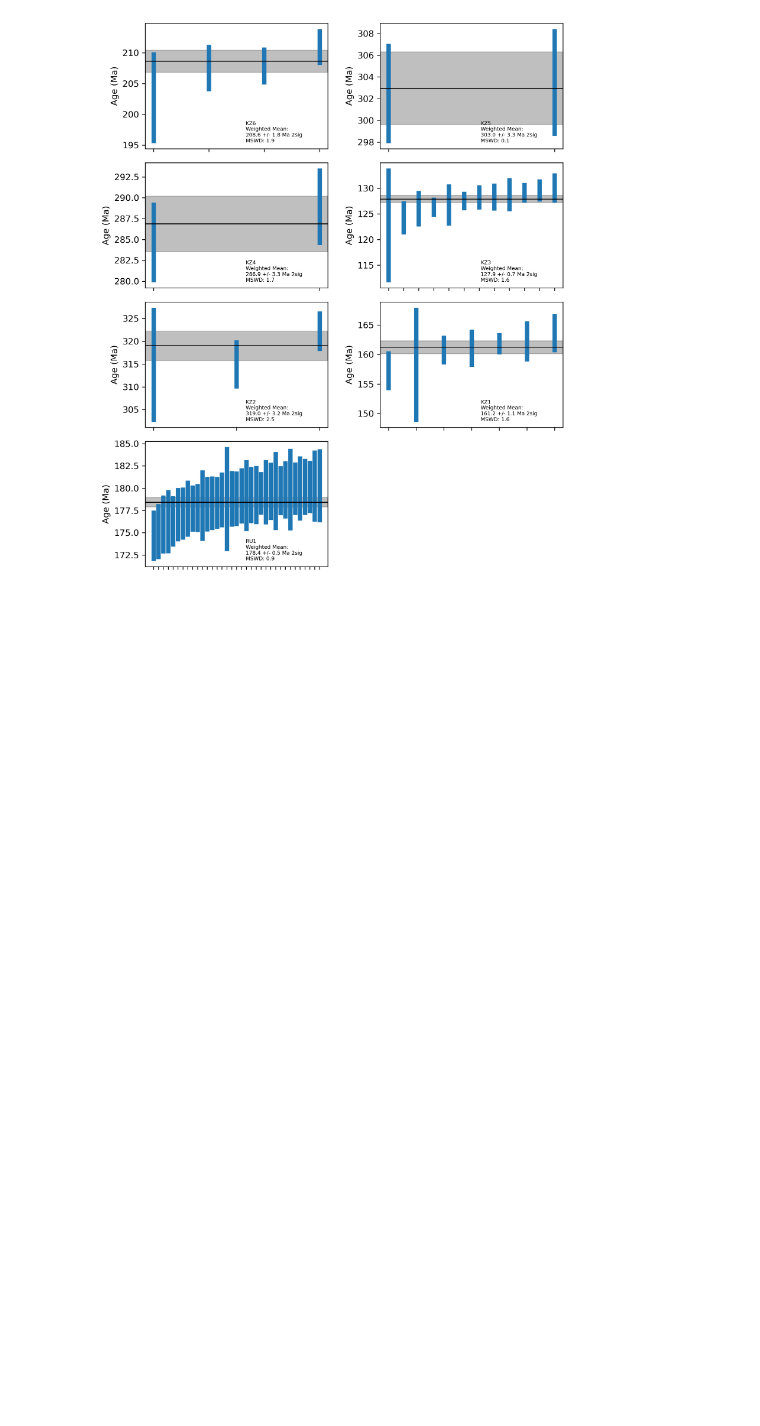
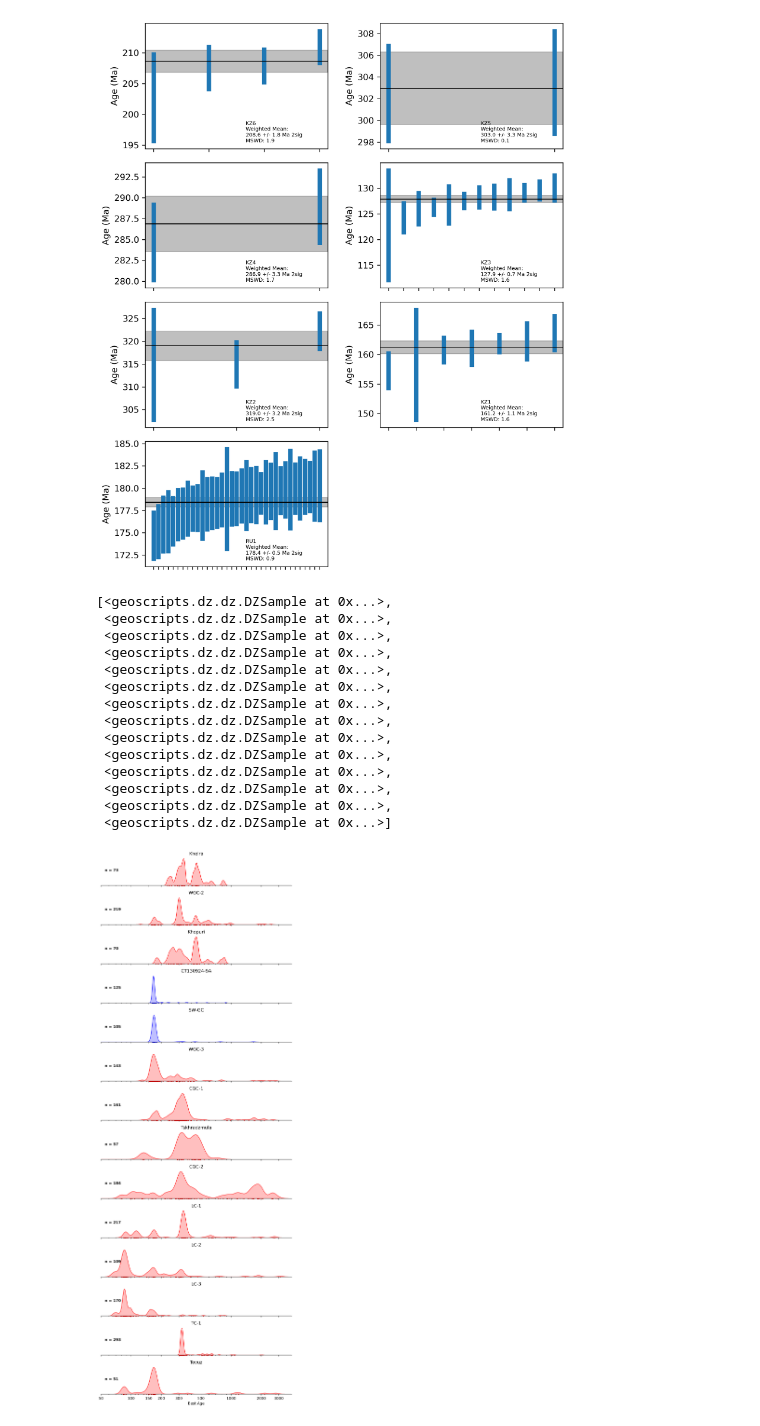
Before and after one commit to dyvasey/dz-caucasus, a Jupyter notebook: supp.ipynb, the cells around one changed output. Drawn from its saved outputs; the diff is of its cells as text; code cells hidden in the pictures; blank space fills up the shorter version.

```diff
--- a/supp.ipynb
+++ b/supp.ipynb
@@ -79,0 +126,39 @@ fig.savefig('kz_mda_plots.pdf')
+# %%
+dizi_names = ['Khelra','WGC-2']
+idliani_names = ['Khopuri']
+jvari_names = ['SW-GC','WGC-3','CT130924-9A']
+gvpas_names = ['Tskhradzmula','CGC-1']
+ana_names = ['CGC-2']
+
+lc_names = ['LC-1','LC-2','LC-3','TC-1','Tovuz']
+
+dizi_smps = [smp for smp in samples if smp.name in dizi_names]
+idliani_smps = [smp for smp in samples if smp.name in idliani_names]
+jvari_smps = [smp for smp in samples if smp.name in jvari_names]
+gvpas_smps = [smp for smp in samples if smp.name in gvpas_names]
+ana_smps = [smp for smp in samples if smp.name in ana_names]
+lc_smps = [smp for smp in samples if smp.name in lc_names]
+
+for smp in lc_smps:
+    smp.bestage = smp.bestage[smp.bestage>65]
+
+block = dizi_smps + idliani_smps + jvari_smps + gvpas_smps + ana_smps + lc_smps
+
+ticks = [50,100,150,200,300,500,1000,2000,3000]
+plot_fault_block(block,mda=False,bw_adjust=0.2,ticks=ticks,save=True,filename='supp_kdes.pdf')
+# %% [output]
+[<geoscripts.dz.dz.DZSample at 0x...>,
+ <geoscripts.dz.dz.DZSample at 0x...>,
+ <geoscripts.dz.dz.DZSample at 0x...>,
+ <geoscripts.dz.dz.DZSample at 0x...>,
+ <geoscripts.dz.dz.DZSample at 0x...>,
+ <geoscripts.dz.dz.DZSample at 0x...>,
+ <geoscripts.dz.dz.DZSample at 0x...>,
+ <geoscripts.dz.dz.DZSample at 0x...>,
+ <geoscripts.dz.dz.DZSample at 0x...>,
+ <geoscripts.dz.dz.DZSample at 0x...>,
+ <geoscripts.dz.dz.DZSample at 0x...>,
+ <geoscripts.dz.dz.DZSample at 0x...>,
+ <geoscripts.dz.dz.DZSample at 0x...>,
+ <geoscripts.dz.dz.DZSample at 0x...>]
+[figure, added]
```
Also changed, not shown: parts of 2 cells of this notebook, 2 other files.
